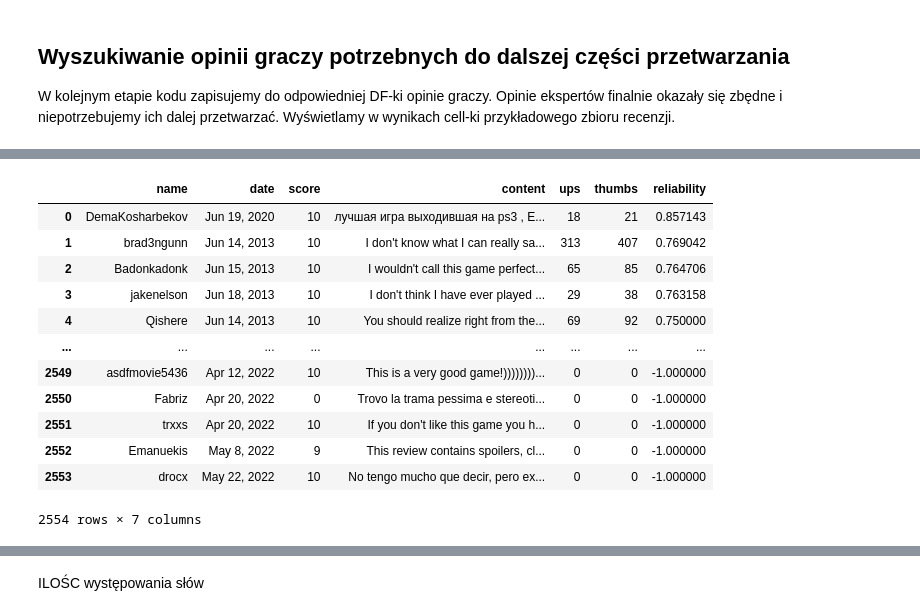
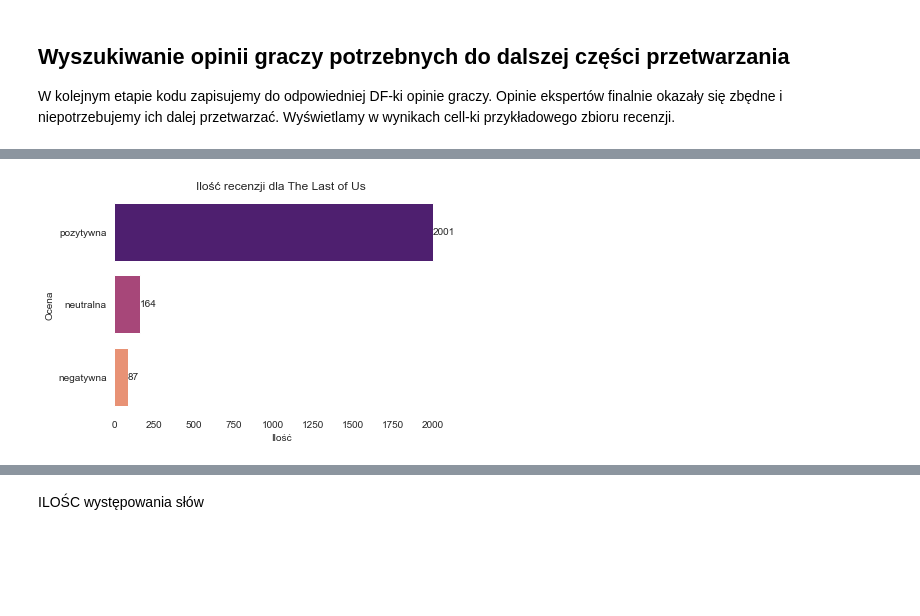
Before and after one commit to chebcia/Metacritic, a Jupyter notebook: Metacritic_Lic.ipynb, the cells around one changed output, grey strips where cells are left out. Saved outputs shown, nothing was run; the diff lists cells and outputs as text; code cells hidden in the pictures; blank space fills up the shorter version.

```diff
--- a/Metacritic_Lic.ipynb
+++ b/Metacritic_Lic.ipynb
@@ -359,17 +356,7 @@ createPlotTypeofComment(df_user_review_Fifa_20, "desc", 'Ilość recenzji dla FI
 # %%
 df_user_review_The_last_of_us = MetacriticData().get_reviews('The Last of Us', 'PS3 Game')[1]
-df_user_review_The_last_of_us
+df_user_review_The_last_of_us = changeLanguage(df_user_review_The_last_of_us, "content")
+df_user_review_The_last_of_us = changeScore(df_user_review_The_last_of_us, "score", "desc")
+createPlotTypeofComment(df_user_review_The_last_of_us, "desc", 'Ilość recenzji dla The Last of Us')
 # %% [output]
-|  | name | date | score | content | ups | thumbs | reliability |
-| 0 | DemaKosharbekov | Jun 19, 2020 | 10 | лучшая игра выходившая на ps3 , Е... | 18 | 21 | 0.857143 |
-| 1 | brad3ngunn | Jun 14, 2013 | 10 | I don't know what I can really sa... | 313 | 407 | 0.769042 |
-| 2 | Badonkadonk | Jun 15, 2013 | 10 | I wouldn't call this game perfect... | 65 | 85 | 0.764706 |
-| 3 | jakenelson | Jun 18, 2013 | 10 | I don't think I have ever played ... | 29 | 38 | 0.763158 |
-| 4 | Qishere | Jun 14, 2013 | 10 | You should realize right from the... | 69 | 92 | 0.750000 |
-| ... | ... | ... | ... | ... | ... | ... | ... |
-| 2549 | asdfmovie5436 | Apr 12, 2022 | 10 | This is a very good game!))))))))... | 0 | 0 | -1.000000 |
-| 2550 | Fabriz | Apr 20, 2022 | 0 | Trovo la trama pessima e stereoti... | 0 | 0 | -1.000000 |
-| 2551 | trxxs | Apr 20, 2022 | 10 | If you don't like this game you h... | 0 | 0 | -1.000000 |
-| 2552 | Emanuekis | May 8, 2022 | 9 | This review contains spoilers, cl... | 0 | 0 | -1.000000 |
-| 2553 | drocx | May 22, 2022 | 10 | No tengo mucho que decir, pero ex... | 0 | 0 | -1.000000 |
-2554 rows × 7 columns
+[figure, added]
```
Also changed, not shown: parts of 52 cells of this notebook.
